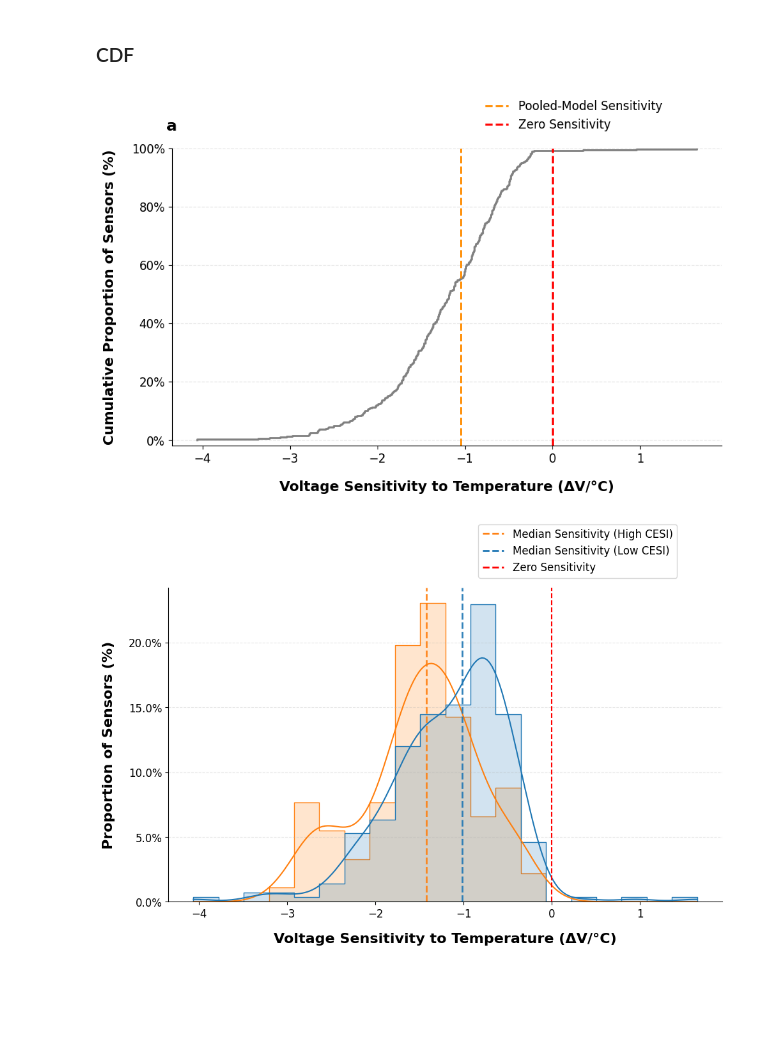
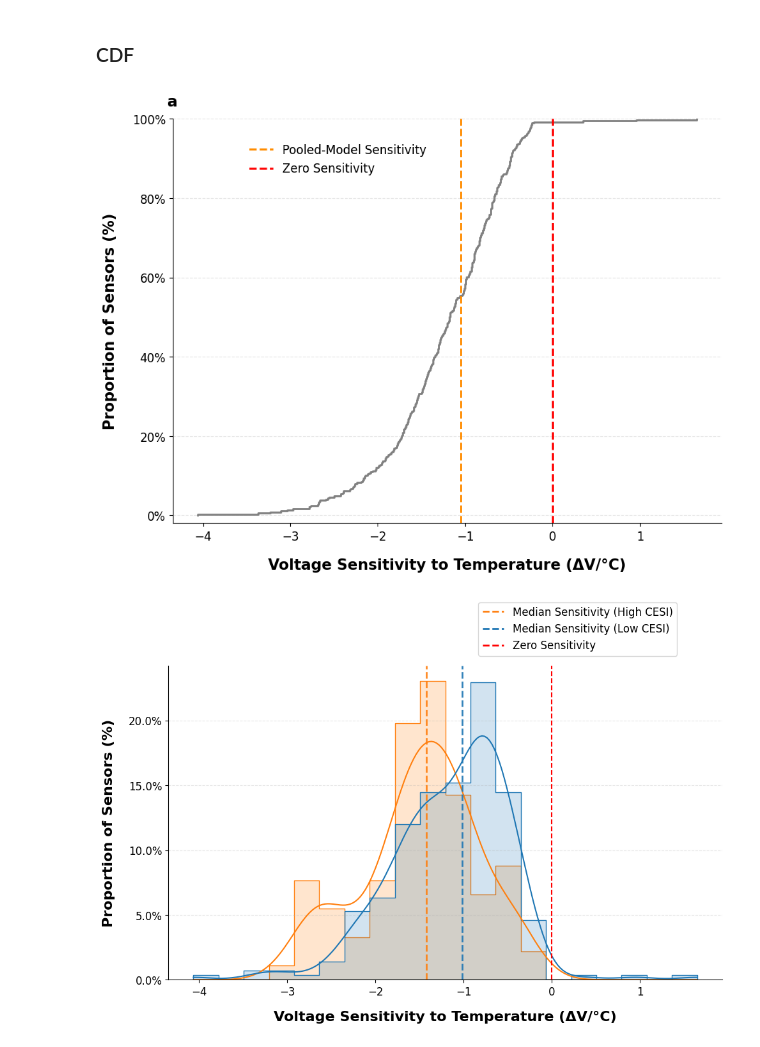
Before and after one commit to KaytheDee/pqr_extreme_weather_analysis, a Jupyter notebook: notebooks/_00_OLS_Undervoltage_Temperature_hrly_from_cluster.ipynb, the cells around one changed output. Saved outputs shown, nothing was run; the diff lists cells and outputs as text; code cells hidden in the pictures; blank space fills up the shorter version.

Commit message:
updates to plots

```diff
--- a/notebooks/_00_OLS_Undervoltage_Temperature_hrly_from_cluster.ipynb
+++ b/notebooks/_00_OLS_Undervoltage_Temperature_hrly_from_cluster.ipynb
@@ -4439,14 +4439,14 @@ def plot_temp_coef_cdf(
     # -------------------
     ax.set_xlabel(
         'Voltage Sensitivity to Temperature (ΔV/°C)',
-        fontsize=14,
+        fontsize=15,
         labelpad=15,
         fontweight='bold'
     )
 
     ax.set_ylabel(
-        'Cumulative Proportion of Sensors (%)',
-        fontsize=14,
+        'Proportion of Sensors (%)',
+        fontsize=15,
         labelpad=15,
         fontweight='bold'
     )
@@ -4538,31 +4538,33 @@ def plot_temp_coef_cdf(
 # %%
 cdf_ax = plot_temp_coef_cdf(
     temp_sig_df,
 
     # Panel label
     panel_label='a',
     panel_label_x=-0.01,
-    panel_label_y=1.10,
+    panel_label_y=1.06,
     panel_label_fontsize=16,
 
     show_center=False,
     show_grid_lines=True,
 
     overall_temp_coeff=-1.05,
     overall_temp_coeff_label='Pooled-Model Sensitivity',
 
     zero_line_label='Zero Sensitivity',
 
     legend_loc='upper left',
-    legend_bbox=(0.55, 1.20),
+    # legend_bbox=(0.55, 1.20),
 
-    figsize=(9, 6),
+    legend_bbox=(0.12, 0.965),
+
+    figsize=(9, 7),
     ylim=(-0.02, 1),
 
     save_path=PLOTS_DIR / 'cdf_per_sensor_coeff.png'
 )
 # %% [output]
-[figure, old version]
+[figure, new version]
 # %%
 def plot_temp_coef_histogram_by_cesi(
     df,
```
Also changed, not shown: parts of 4 cells of this notebook, 7 other files.
